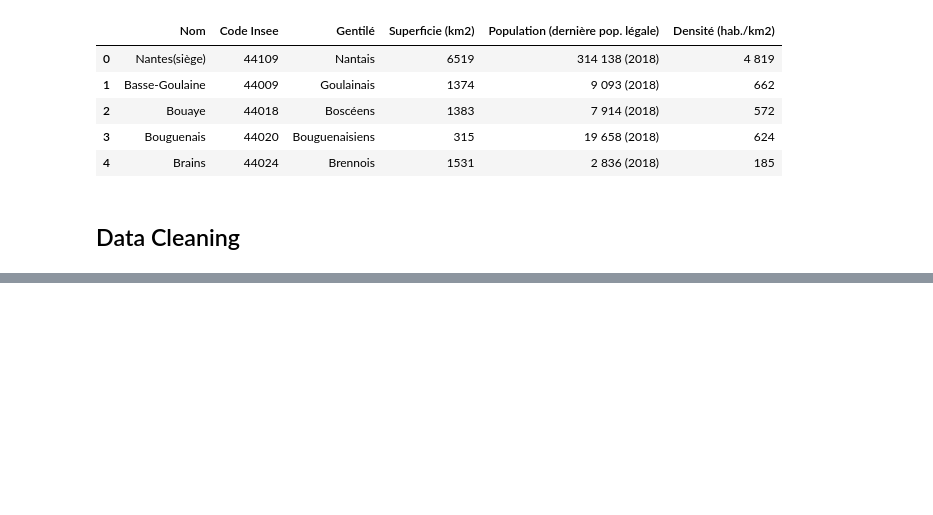
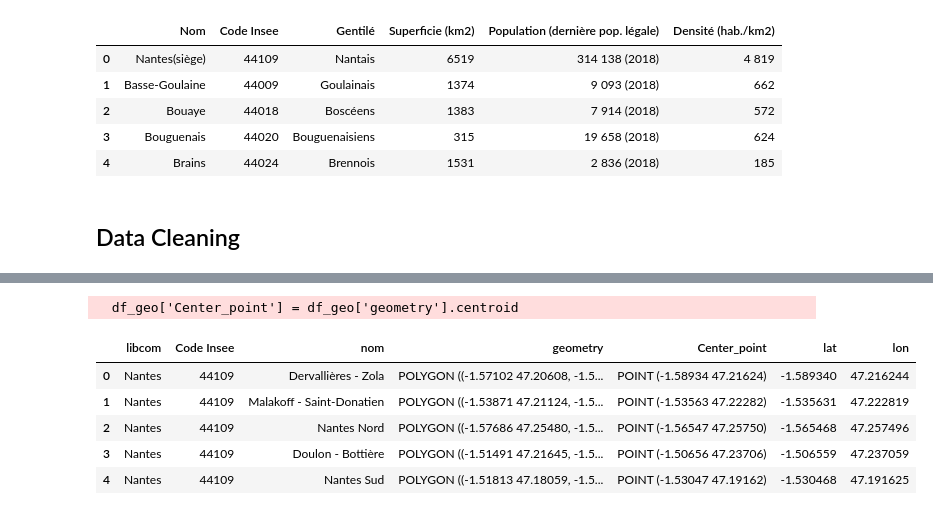
Before and after one commit to Preciousring/Coursera_Capstone, a Jupyter notebook: Capstone_Project _The Battle_of_Neighborhoods(Week 2).ipynb, the cells around one changed output, grey strips where cells are left out. Drawn from its saved outputs; the diff is of its cells as text; code cells hidden in the pictures; blank space fills up the shorter version.

```diff
--- a/Capstone_Project _The Battle_of_Neighborhoods(Week 2).ipynb
+++ b/Capstone_Project _The Battle_of_Neighborhoods(Week 2).ipynb
@@ -74,0 +129,17 @@ df.head()
+# %%
+df_geo = df_geo.set_geometry('geometry', crs=4326)
+#Find the center point
+df_geo['Center_point'] = df_geo['geometry'].centroid
+
+#Extract lat and lon from the centerpoint
+df_geo["lat"] = df_geo.Center_point.map(lambda p: p.x)
+df_geo["lon"] = df_geo.Center_point.map(lambda p: p.y)
+df_geo.head()
+# %% [output]
+  df_geo['Center_point'] = df_geo['geometry'].centroid
+|  | libcom | Code Insee | nom | geometry | Center_point | lat | lon |
+| 0 | Nantes | 44109 | Dervallières - Zola | POLYGON ((-1.57102 47.20608, -1.5... | POINT (-1.58934 47.21624) | -1.589340 | 47.216244 |
+| 1 | Nantes | 44109 | Malakoff - Saint-Donatien | POLYGON ((-1.53871 47.21124, -1.5... | POINT (-1.53563 47.22282) | -1.535631 | 47.222819 |
+| 2 | Nantes | 44109 | Nantes Nord | POLYGON ((-1.57686 47.25480, -1.5... | POINT (-1.56547 47.25750) | -1.565468 | 47.257496 |
+| 3 | Nantes | 44109 | Doulon - Bottière | POLYGON ((-1.51491 47.21645, -1.5... | POINT (-1.50656 47.23706) | -1.506559 | 47.237059 |
+| 4 | Nantes | 44109 | Nantes Sud | POLYGON ((-1.51813 47.18059, -1.5... | POINT (-1.53047 47.19162) | -1.530468 | 47.191625 |
```
Also changed, not shown: parts of 8 cells of this notebook, 3 other files.
